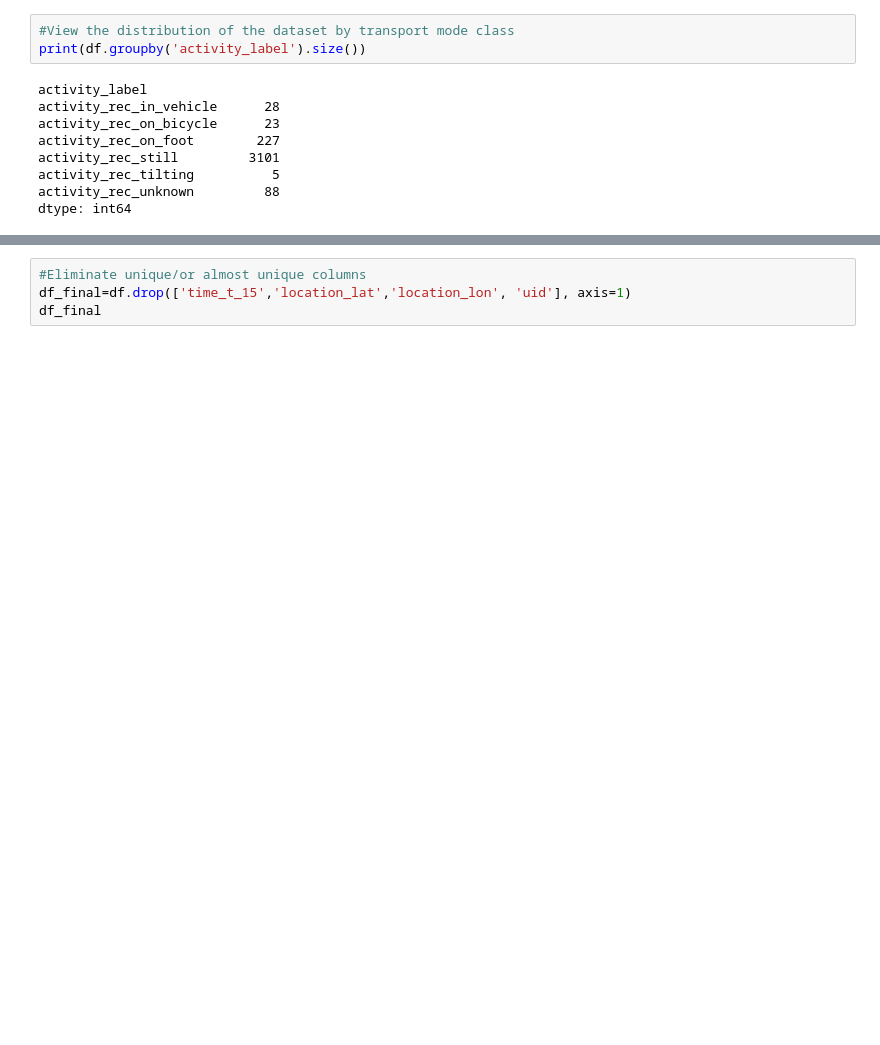
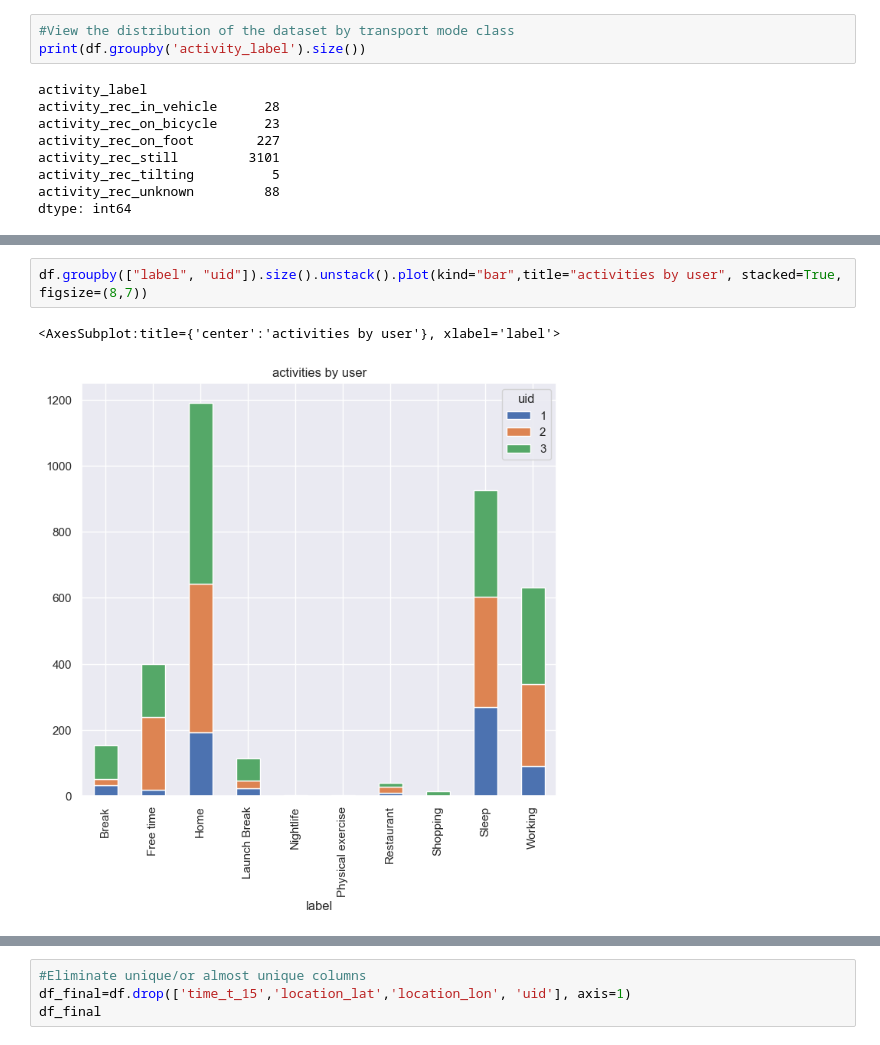
Before and after one commit to sandrynat/AmI_pdi_repo, a Jupyter notebook: Classificação Simples/SimpleClassification_V1_15min.ipynb, the cells around one changed output, grey strips where cells are left out. Drawn from its saved outputs; the diff is of its cells as text; blank space fills up the shorter version.

```diff
--- a/Classificação Simples/SimpleClassification_V1_15min.ipynb
+++ b/Classificação Simples/SimpleClassification_V1_15min.ipynb
@@ -104,0 +150,5 @@ dtype: int64
+# %%
+df.groupby(["label", "uid"]).size().unstack().plot(kind="bar",title="activities by user", stacked=True, figsize=(8,7))
+# %% [output]
+<AxesSubplot:title={'center':'activities by user'}, xlabel='label'>
+[figure, added]
```
Also changed, not shown: parts of 9 cells of this notebook, 5 other files.
